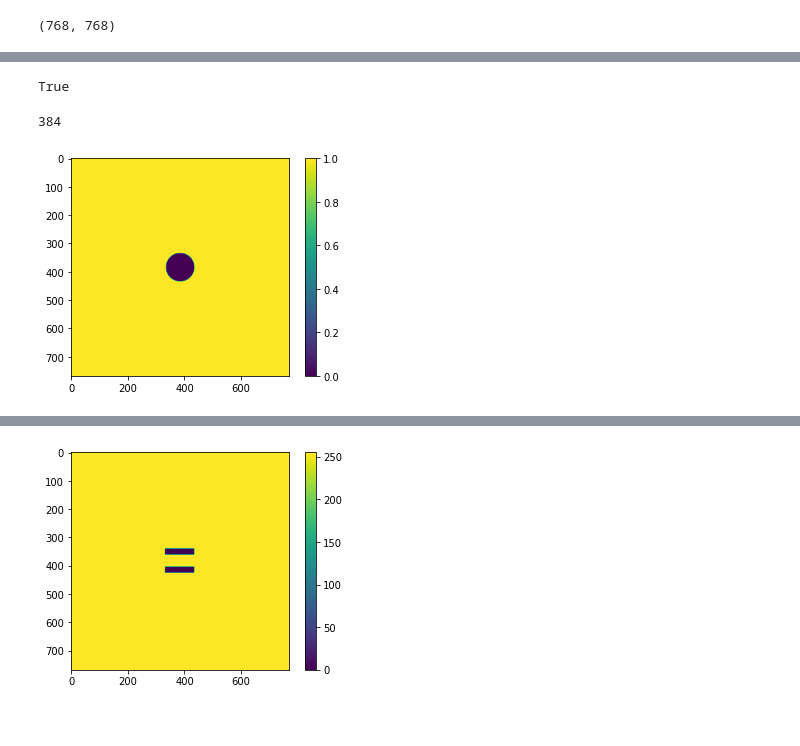
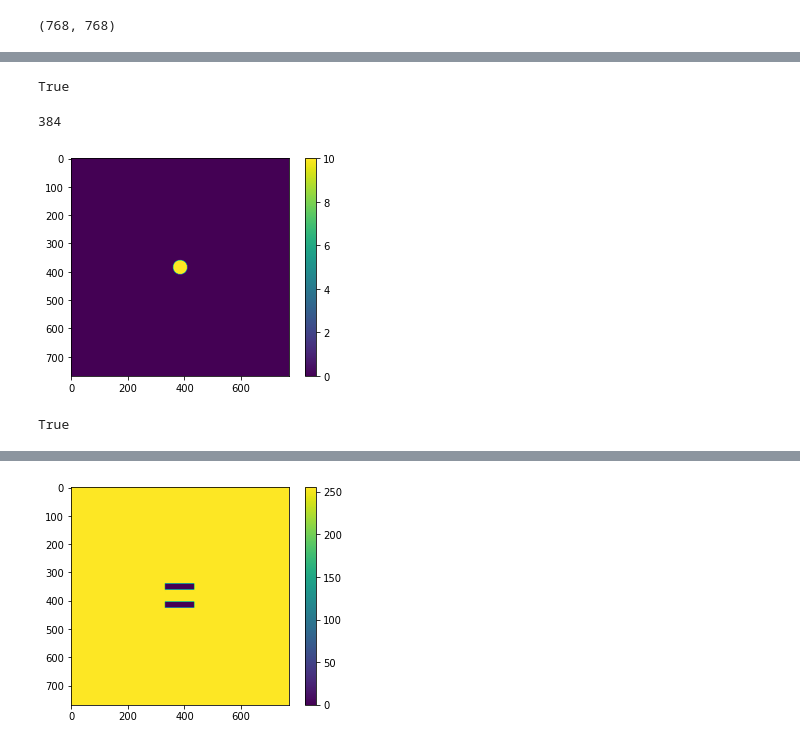
Before and after one commit to bdbejarc/Instrumentos-Opticos, a Jupyter notebook: 4b.ipynb, the cells around one changed output, grey strips where cells are left out. Drawn from its saved outputs; the diff is of its cells as text; code cells hidden in the pictures.

```diff
--- a/4b.ipynb
+++ b/4b.ipynb
@@ -48 +51,21 @@ ploteo_complejo(fft_img, "I", 0)
+# %%
+#Descargar imagen
+#Normalizando
+i = (np.abs(fft_img))**2
+i_norm = 255 * (i - np.min(i))/(np.max(i) - np.min(i))
+cv2.imwrite("FFT.jpg", np.uint8(np.log(i_norm+0.00001)))
+# %% [output]
+True
+# %%
+#Máscara circular
+mask = np.zeros(np.shape(img))
+coord = int(np.shape(img)[0]/2)
+print (coord)
+cv2.circle(mask, (coord, coord), 25, 10, -1)
+plt.imshow(mask)
+plt.colorbar()
+plt.show()
+# %% [output]
+384
+[figure, added]
 # %%
@@ -50,16 +73,5 @@ cv2.imwrite("in.jpg", np.uint8(np.abs(fft_img))**2)
 # %% [output]
 True
-# %%
-mask = np.ones(np.shape(img))
-coord = int(np.shape(img)[0]/2)
-print (coord)
-cv2.circle(mask, (coord, coord), 50, 0, -1)
-plt.imshow(mask)
-plt.colorbar()
-plt.show()
-# %% [output]
-384
-[figure, removed]
 # %%
 new_img = np.fft.fftn(mask * fft_img);
 # %%
```
Also changed, not shown: parts of 21 cells of this notebook.
